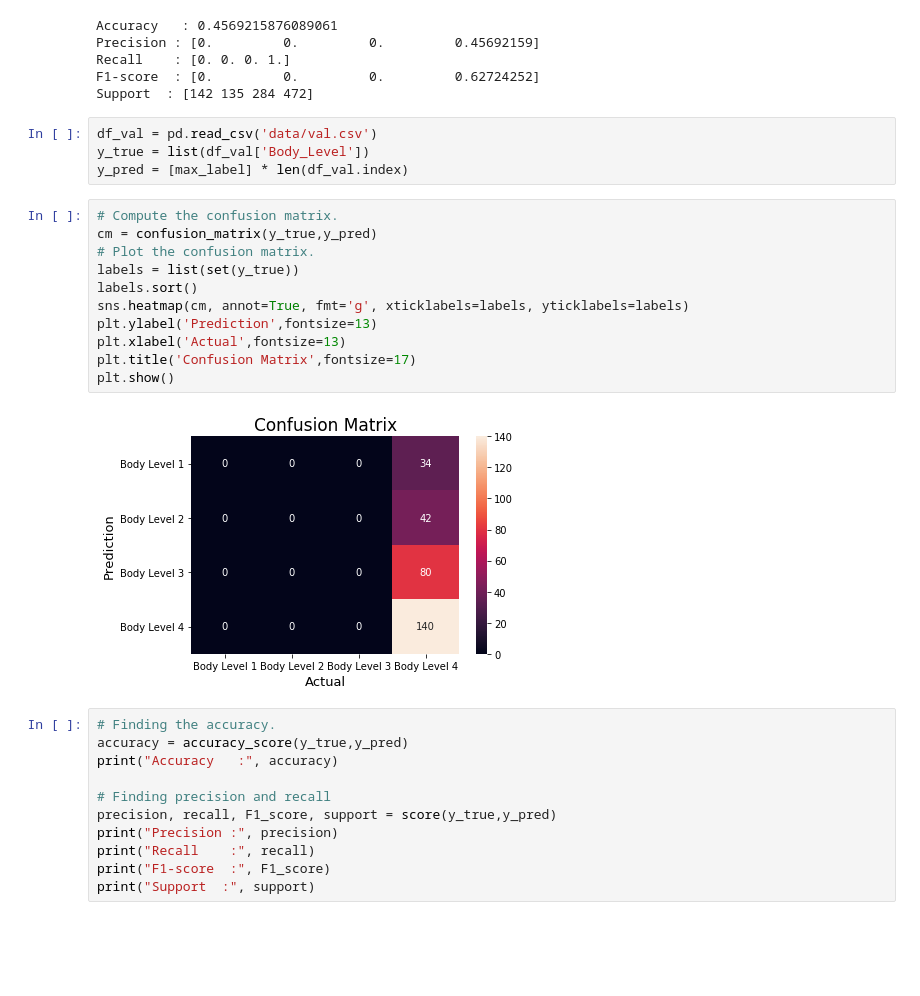
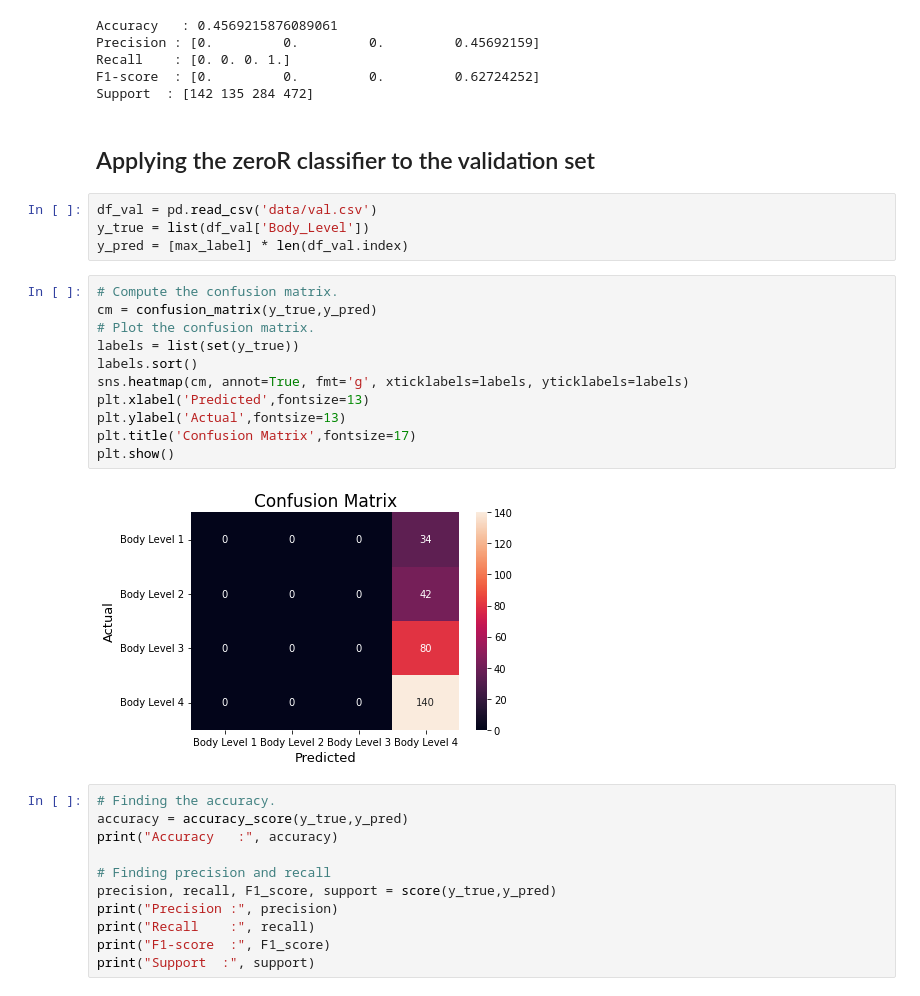
Before and after one commit to AhmadJamal01/Body-Level-Classification, a Jupyter notebook: analyze_data.ipynb, the cells around one changed output. Drawn from its saved outputs; the diff is of its cells as text; blank space fills up the shorter version.

Commit message:
fix in zeroR plotting

```diff
--- a/analyze_data.ipynb
+++ b/analyze_data.ipynb
@@ -104,6 +122,8 @@ Precision : [0.         0.         0.         0.45692159]
 Recall    : [0. 0. 0. 1.]
 F1-score  : [0.         0.         0.         0.62724252]
 Support  : [142 135 284 472]
+# %% [markdown]
+## Applying the zeroR classifier to the validation set
 # %%
 df_val = pd.read_csv('data/val.csv')
 y_true = list(df_val['Body_Level'])
@@ -111,16 +131,16 @@ y_pred = [max_label] * len(df_val.index)
 # %%
 # Compute the confusion matrix.
 cm = confusion_matrix(y_true,y_pred)
 # Plot the confusion matrix.
 labels = list(set(y_true))
 labels.sort()
 sns.heatmap(cm, annot=True, fmt='g', xticklabels=labels, yticklabels=labels)
-plt.ylabel('Prediction',fontsize=13)
-plt.xlabel('Actual',fontsize=13)
+plt.xlabel('Predicted',fontsize=13)
+plt.ylabel('Actual',fontsize=13)
 plt.title('Confusion Matrix',fontsize=17)
 plt.show()
 # %% [output]
-[figure, old version]
+[figure, new version]
 # %%
 # Finding the accuracy.
 accuracy = accuracy_score(y_true,y_pred)
```
Also changed, not shown: parts of 5 cells of this notebook.
